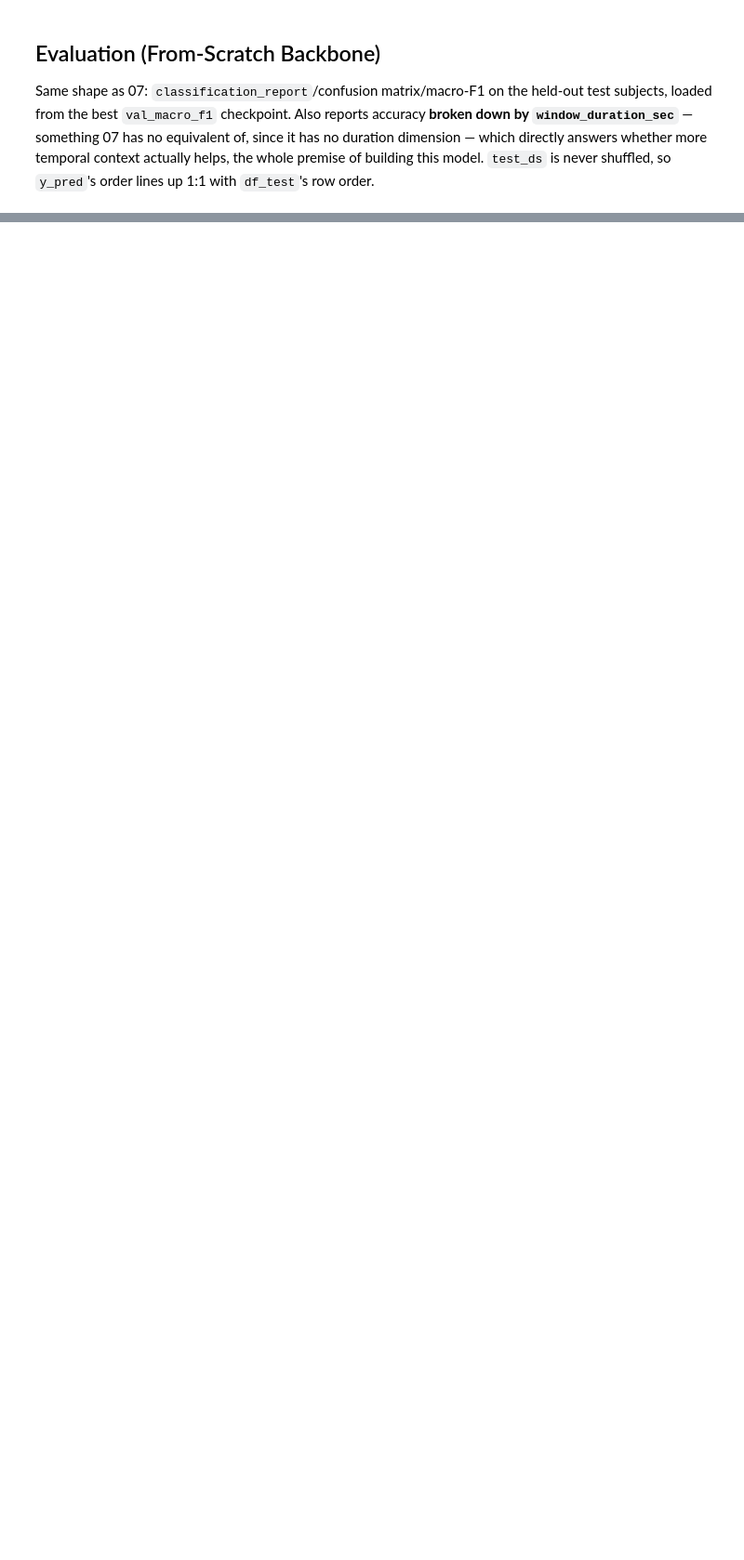
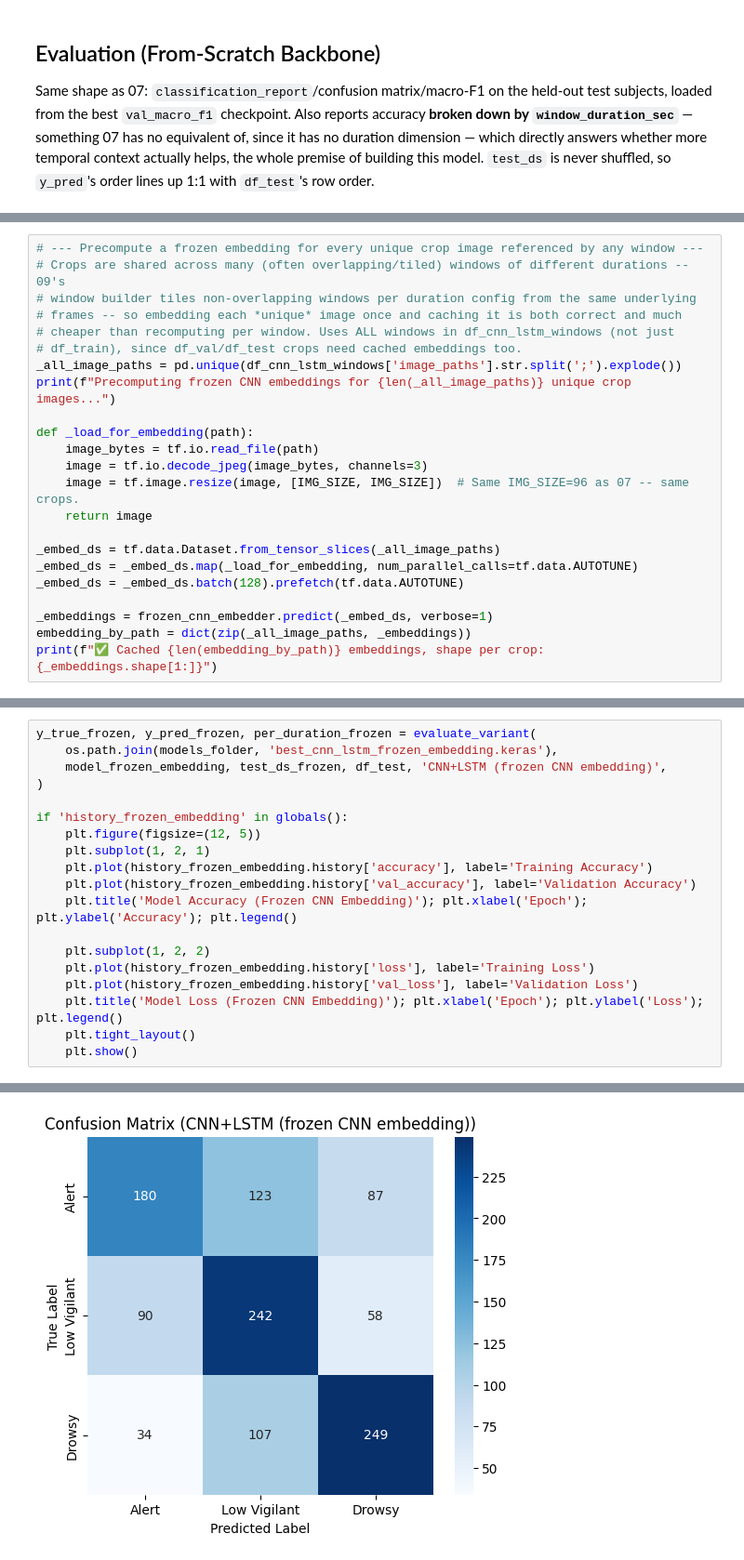
Before and after one commit to alecksandr26/Argus, a Jupyter notebook: notebook/10_cnn_lstm_training.ipynb, the cells around one changed output, grey strips where cells are left out. Shown at 93% size. Saved outputs shown, nothing was run; the diff lists cells and outputs as text; blank space fills up the shorter version.

```diff
--- a/notebook/10_cnn_lstm_training.ipynb
+++ b/notebook/10_cnn_lstm_training.ipynb
@@ -772,0 +1095,23 @@ window_duration_sec
+# %%
+# --- Precompute a frozen embedding for every unique crop image referenced by any window ---
+# Crops are shared across many (often overlapping/tiled) windows of different durations -- 09's
+# window builder tiles non-overlapping windows per duration config from the same underlying
+# frames -- so embedding each *unique* image once and caching it is both correct and much
+# cheaper than recomputing per window. Uses ALL windows in df_cnn_lstm_windows (not just
+# df_train), since df_val/df_test crops need cached embeddings too.
+_all_image_paths = pd.unique(df_cnn_lstm_windows['image_paths'].str.split(';').explode())
+print(f"Precomputing frozen CNN embeddings for {len(_all_image_paths)} unique crop images...")
+
+def _load_for_embedding(path):
+    image_bytes = tf.io.read_file(path)
+    image = tf.io.decode_jpeg(image_bytes, channels=3)
+    image = tf.image.resize(image, [IMG_SIZE, IMG_SIZE])  # Same IMG_SIZE=96 as 07 -- same crops.
+    return image
+
+_embed_ds = tf.data.Dataset.from_tensor_slices(_all_image_paths)
+_embed_ds = _embed_ds.map(_load_for_embedding, num_parallel_calls=tf.data.AUTOTUNE)
+_embed_ds = _embed_ds.batch(128).prefetch(tf.data.AUTOTUNE)
+
+_embeddings = frozen_cnn_embedder.predict(_embed_ds, verbose=1)
+embedding_by_path = dict(zip(_all_image_paths, _embeddings))
+print(f"✅ Cached {len(embedding_by_path)} embeddings, shape per crop: {_embeddings.shape[1:]}")
@@ -772,0 +1307,20 @@ window_duration_sec
+# %%
+y_true_frozen, y_pred_frozen, per_duration_frozen = evaluate_variant(
+    os.path.join(models_folder, 'best_cnn_lstm_frozen_embedding.keras'),
+    model_frozen_embedding, test_ds_frozen, df_test, 'CNN+LSTM (frozen CNN embedding)',
+)
+
+if 'history_frozen_embedding' in globals():
+    plt.figure(figsize=(12, 5))
+    plt.subplot(1, 2, 1)
+    plt.plot(history_frozen_embedding.history['accuracy'], label='Training Accuracy')
+    plt.plot(history_frozen_embedding.history['val_accuracy'], label='Validation Accuracy')
+    plt.title('Model Accuracy (Frozen CNN Embedding)'); plt.xlabel('Epoch'); plt.ylabel('Accuracy'); plt.legend()
+
+    plt.subplot(1, 2, 2)
+    plt.plot(history_frozen_embedding.history['loss'], label='Training Loss')
+    plt.plot(history_frozen_embedding.history['val_loss'], label='Validation Loss')
+    plt.title('Model Loss (Frozen CNN Embedding)'); plt.xlabel('Epoch'); plt.ylabel('Loss'); plt.legend()
+    plt.tight_layout()
+    plt.show()
+# %% [output]
@@ -772,0 +1344 @@ window_duration_sec
+[figure, added]
```
Also changed, not shown: parts of 28 cells of this notebook, 4 other files.
